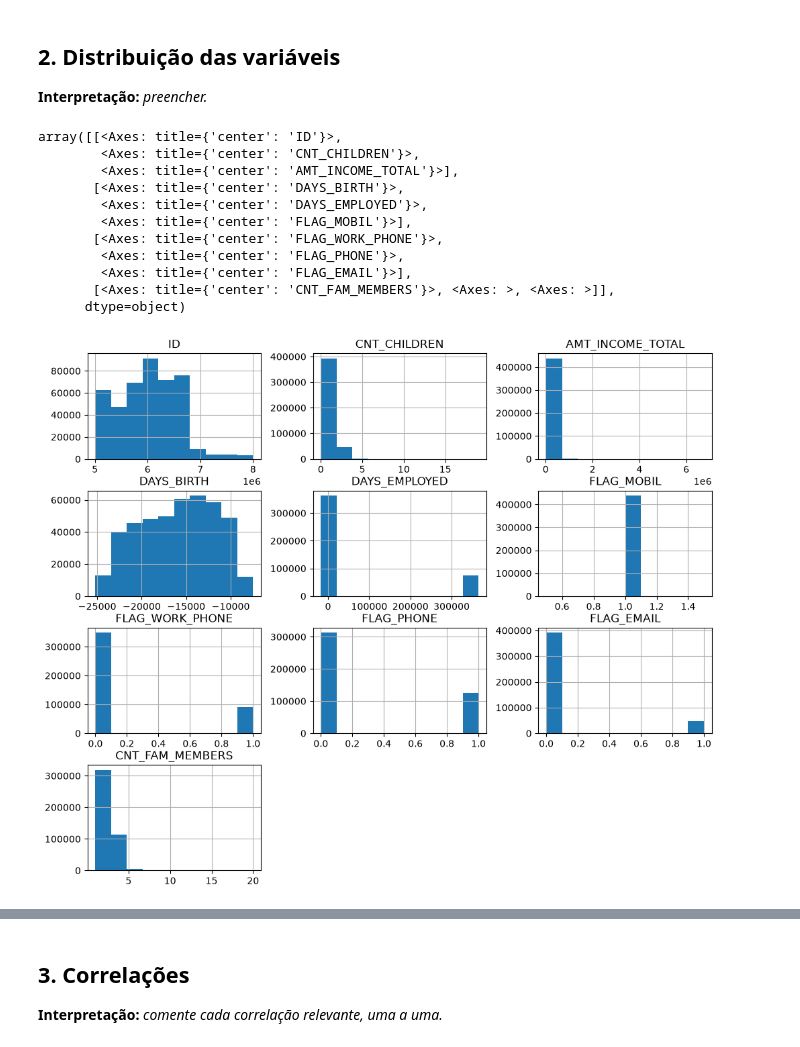
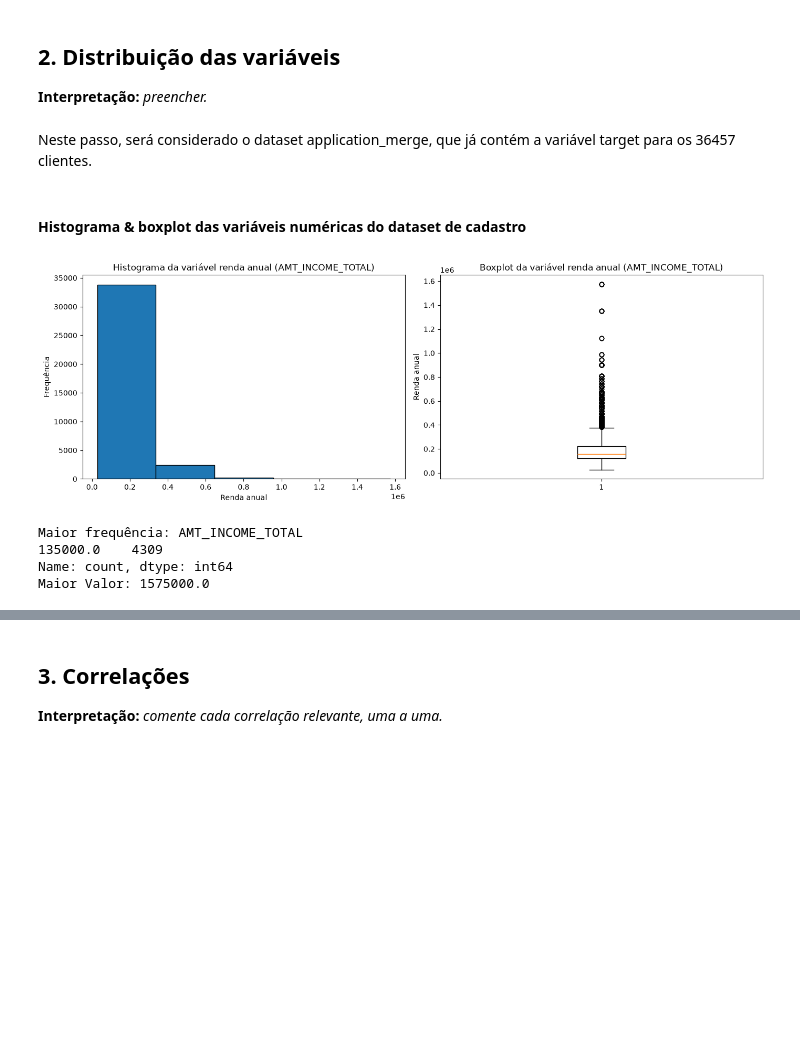
Before and after one commit to a-marcia0/rm377793-postech-tech-challenge-fase2, a Jupyter notebook: notebooks/01_eda.ipynb, the cells around one changed output, grey strips where cells are left out. Saved outputs shown, nothing was run; the diff lists cells and outputs as text; code cells hidden in the pictures; blank space fills up the shorter version.

Commit message:
Atualiza análise exploratória e pré-processamento
Atualiza notebooks de EDA e pré-processamento

```diff
--- a/notebooks/01_eda.ipynb
+++ b/notebooks/01_eda.ipynb
@@ -104,0 +218,10 @@ application.describe().round(2).T
+# %%
+#Ajustando as variáveis DAYS_BIRTH e DAYS_EMPLOYED para anos, criando novas variáveis YEARS_BIRTH e YEARS_EMPLOYED
+application_raw['YEARS_BIRTH'] = abs(application_raw['DAYS_BIRTH']) / 365
+
+application_raw['YEARS_EMPLOYED'] = np.where(application_raw['DAYS_EMPLOYED'] < 0,abs(application_raw['DAYS_EMPLOYED']) / 365, 0)
+
+#Ajustando a variável OCCUPATION_TYPE, que possui valores nulos, para o valor da variável NAME_INCOME_TYPE, quando OCCUPATION_TYPE for nulo. Caso contrário, mantém o valor original de OCCUPATION_TYPE. Criando uma nova variável chamada OCCUPATION_TYPE_ADJUSTED.
+application_raw['OCCUPATION_TYPE_ADJUSTED'] = np.where(application_raw['OCCUPATION_TYPE'].isnull(),application_raw['NAME_INCOME_TYPE'], application_raw['OCCUPATION_TYPE'])
+
+application_raw.head()
@@ -104,0 +245,16 @@ application.describe().round(2).T
+# %%
+#Cruzamento da base de cadastro com a base de target
+application_merge = pd.merge(application_raw, target, on='ID', how='inner')
+
+print("\n* Quantidade de clientes únicos com cadastro ANTES do cruzamento:\n", application_raw['ID'].nunique())
+
+print("\n* Quantidade clientes únicos com histórico de crédito:\n", credit['ID'].nunique())
+
+print("\n* Quantidade de clientes únicos com cadastro APÓS o cruzamento:\n", application_merge['ID'].nunique())
+
+
+print("\n* Clientes descartados da análise, com registro de crédito e sem cadastro:\n", credit['ID'].nunique() - application_merge['ID'].nunique())
+
+print("\n* Clientes descartados da análise, sem registro de crédito e com cadastro:\n", application_raw['ID'].nunique() - application_merge['ID'].nunique())
+
+print("\n* Distribuição do Target APÓS o cruzamento:\n",application_merge['TARGET'].value_counts(normalize=True).round(4)* 100)
@@ -108,18 +287,31 @@ application.describe().round(2).T
 **Interpretação:** _preencher._
 # %%
 # histogramas / boxplots
-# %%
-application.hist(figsize=(12, 10))
-# %% [output]
-array([[<Axes: title={'center': 'ID'}>,
-        <Axes: title={'center': 'CNT_CHILDREN'}>,
-        <Axes: title={'center': 'AMT_INCOME_TOTAL'}>],
-       [<Axes: title={'center': 'DAYS_BIRTH'}>,
-        <Axes: title={'center': 'DAYS_EMPLOYED'}>,
-        <Axes: title={'center': 'FLAG_MOBIL'}>],
-       [<Axes: title={'center': 'FLAG_WORK_PHONE'}>,
-        <Axes: title={'center': 'FLAG_PHONE'}>,
-        <Axes: title={'center': 'FLAG_EMAIL'}>],
-       [<Axes: title={'center': 'CNT_FAM_MEMBERS'}>, <Axes: >, <Axes: >]],
-      dtype=object)
-[figure, removed]
+# %% [markdown]
+Neste passo, será considerado o dataset application_merge, que já contém a variável target para os 36457 clientes.
+# %% [markdown]
+#### Histograma & boxplot das variáveis numéricas do dataset de cadastro
+# %%
+#Renda anual
+fig, ax = plt.subplots(1, 2, figsize=(14, 5))
+
+ax[0].hist(application_merge['AMT_INCOME_TOTAL'], bins=5, edgecolor='black')
+ax[0].set_ylabel('Frequência')
+ax[0].set_xlabel('Renda anual')
+ax[0].set_title('Histograma da variável renda anual (AMT_INCOME_TOTAL)')
+
+ax[1].boxplot(application_merge['AMT_INCOME_TOTAL'])
+ax[1].set_ylabel('Renda anual')
+ax[1].set_title('Boxplot da variável renda anual (AMT_INCOME_TOTAL)')
+
+plt.tight_layout()
+plt.show()
+
+print("Maior frequência:", application_merge['AMT_INCOME_TOTAL'].value_counts().head(1))
+print("Maior Valor:",application_merge['AMT_INCOME_TOTAL'].max())
+# %% [output]
+[figure, added]
+Maior frequência: AMT_INCOME_TOTAL
+135000.0    4309
+Name: count, dtype: int64
+Maior Valor: 1575000.0
```
Also changed, not shown: parts of 49 cells of this notebook, 1 other file.
